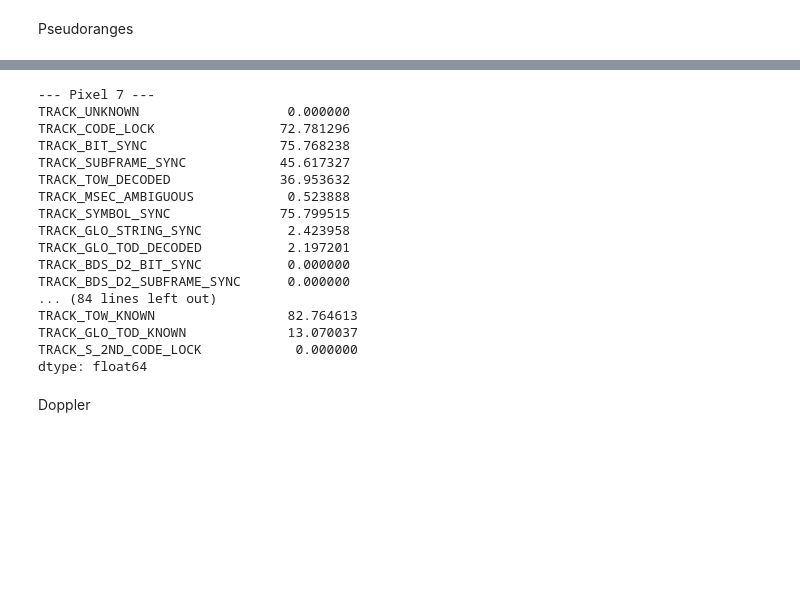
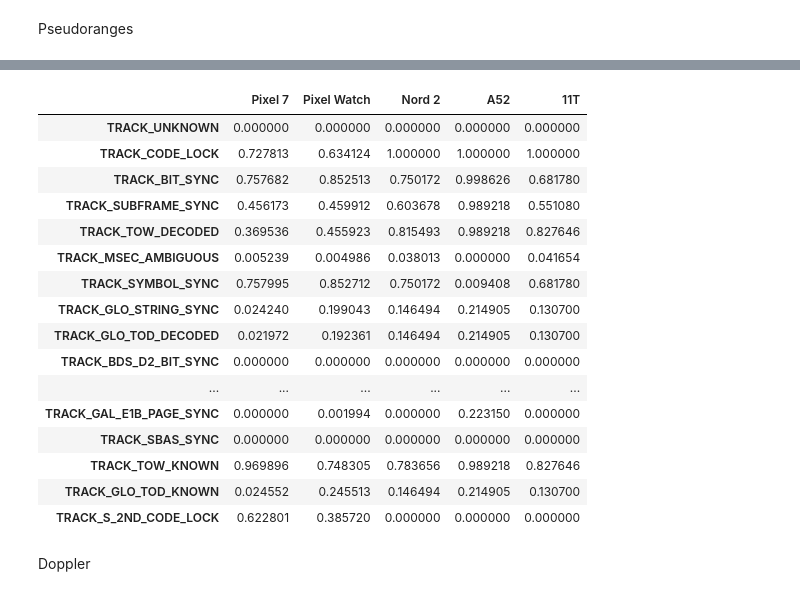
Before and after one commit to agrenier-gnss/MimirAnalyzer, a Jupyter notebook: jupyter/S2_campus.ipynb, the cells around one changed output, grey strips where cells are left out. Drawn from its saved outputs; the diff is of its cells as text; code cells hidden in the pictures; blank space fills up the shorter version.

```diff
--- a/jupyter/S2_campus.ipynb
+++ b/jupyter/S2_campus.ipynb
@@ -244,16 +266,9 @@ for log in _logs:
     print(f"--- {log.device} ---")
     log.raw = misc.filterValues(log.raw, 'PseudorangeAcceleration', 300)
     log.raw[list(misc.GnssState_Str.values())] = log.raw.apply(lambda row: misc.getSplitState(row['State'], bits=17, type='tracking'), axis='columns', result_type='expand')
-    stats.append(log.raw['PseudorangeAcceleration'].describe(percentiles=[0.5, .667, .95, .997]).T)
-print(pd.concat(stats, keys=device_list, axis=1))
-
-plotStatisticsDataBox(_logs,
-                      'PseudorangeAcceleration',
-                      'Pseudorange error [m]',
-                      ('G', 'R', 'E', 'C'),
-                      ('L1', 'L5'),
-                      lim=30,
-                      ticks=[1,5])
+    stats.append(log.raw['PseudorangeAcceleration'].describe(percentiles=[0.5, .667, .95, .997]))
+stats = pd.concat(stats, keys=device_list, axis=1).T
+stats
 # %% [output]
 --- Pixel 7 ---
 Rows removed 7 (0.058%)
@@ -286,17 +307,9 @@ stats = []
 for log in _logs:
     print(f"--- {log.device} ---")
     log.ref.df = misc.filterValues(log.ref.df, 'pseudorange_error', 300)
-    stats.append(log.ref.df['pseudorange_error'].describe(percentiles=[0.5, .667, .95, .997]).T)
-print(pd.concat(stats, keys=device_list, axis=1))
-
-plotStatisticsDataBox(_logs,
-                      'pseudorange_error',
-                      'Pseudorange error [m]',
-                      ('G', 'R', 'E', 'C'),
-                      ('L1', 'L5'),
-                      lim=30,
-                      ticks=[1,5],
-                      mode='ref')
+    stats.append(log.ref.df['pseudorange_error'].describe(percentiles=[0.5, .667, .95, .997]))
+stats = pd.concat(stats, keys=device_list, axis=1).T
+stats
 # %% [output]
 --- Pixel 7 ---
 Rows removed 1389 (5.376%)
@@ -326,29 +346,30 @@ max      299.897000    299.897000    294.029000    298.300000    297.868000
 # %%
 _logs = copy.deepcopy(logs)
+stats = []
 for log in _logs:
-    print(f"--- {log.device} ---")
     log.raw[list(misc.GnssState_Str.values())] = log.raw.apply(lambda row: misc.getSplitState(row['State'], bits=17, type='tracking'), axis='columns', result_type='expand')
     count = log.raw[list(misc.GnssState_Str.values())].count()
-    df = log.raw[list(misc.GnssState_Str.values())].sum().div(count).mul(100).transpose()
-    print(df)
+    stats.append(log.raw[list(misc.GnssState_Str.values())].sum().div(count))
+stats = pd.concat(stats, keys=device_list, axis=1)
+stats
 # %% [output]
---- Pixel 7 ---
-TRACK_UNKNOWN                   0.000000
-TRACK_CODE_LOCK                72.781296
-TRACK_BIT_SYNC                 75.768238
-TRACK_SUBFRAME_SYNC            45.617327
-TRACK_TOW_DECODED              36.953632
-TRACK_MSEC_AMBIGUOUS            0.523888
-TRACK_SYMBOL_SYNC              75.799515
-TRACK_GLO_STRING_SYNC           2.423958
-TRACK_GLO_TOD_DECODED           2.197201
-TRACK_BDS_D2_BIT_SYNC           0.000000
-TRACK_BDS_D2_SUBFRAME_SYNC      0.000000
-... (84 lines left out)
-TRACK_TOW_KNOWN                 82.764613
-TRACK_GLO_TOD_KNOWN             13.070037
-TRACK_S_2ND_CODE_LOCK            0.000000
-dtype: float64
+|  | Pixel 7 | Pixel Watch | Nord 2 | A52 | 11T |
+| TRACK_UNKNOWN | 0.000000 | 0.000000 | 0.000000 | 0.000000 | 0.000000 |
+| TRACK_CODE_LOCK | 0.727813 | 0.634124 | 1.000000 | 1.000000 | 1.000000 |
+| TRACK_BIT_SYNC | 0.757682 | 0.852513 | 0.750172 | 0.998626 | 0.681780 |
+| TRACK_SUBFRAME_SYNC | 0.456173 | 0.459912 | 0.603678 | 0.989218 | 0.551080 |
+| TRACK_TOW_DECODED | 0.369536 | 0.455923 | 0.815493 | 0.989218 | 0.827646 |
+| TRACK_MSEC_AMBIGUOUS | 0.005239 | 0.004986 | 0.038013 | 0.000000 | 0.041654 |
+| TRACK_SYMBOL_SYNC | 0.757995 | 0.852712 | 0.750172 | 0.009408 | 0.681780 |
+| TRACK_GLO_STRING_SYNC | 0.024240 | 0.199043 | 0.146494 | 0.214905 | 0.130700 |
+| TRACK_GLO_TOD_DECODED | 0.021972 | 0.192361 | 0.146494 | 0.214905 | 0.130700 |
+| TRACK_BDS_D2_BIT_SYNC | 0.000000 | 0.000000 | 0.000000 | 0.000000 | 0.000000 |
+| ... | ... | ... | ... | ... | ... |
+| TRACK_GAL_E1B_PAGE_SYNC | 0.000000 | 0.001994 | 0.000000 | 0.223150 | 0.000000 |
+| TRACK_SBAS_SYNC | 0.000000 | 0.000000 | 0.000000 | 0.000000 | 0.000000 |
+| TRACK_TOW_KNOWN | 0.969896 | 0.748305 | 0.783656 | 0.989218 | 0.827646 |
+| TRACK_GLO_TOD_KNOWN | 0.024552 | 0.245513 | 0.146494 | 0.214905 | 0.130700 |
+| TRACK_S_2ND_CODE_LOCK | 0.622801 | 0.385720 | 0.000000 | 0.000000 | 0.000000 |
 # %% [markdown]
 Doppler
 # %%
```
Also changed, not shown: parts of 20 cells of this notebook, 6 other files.
